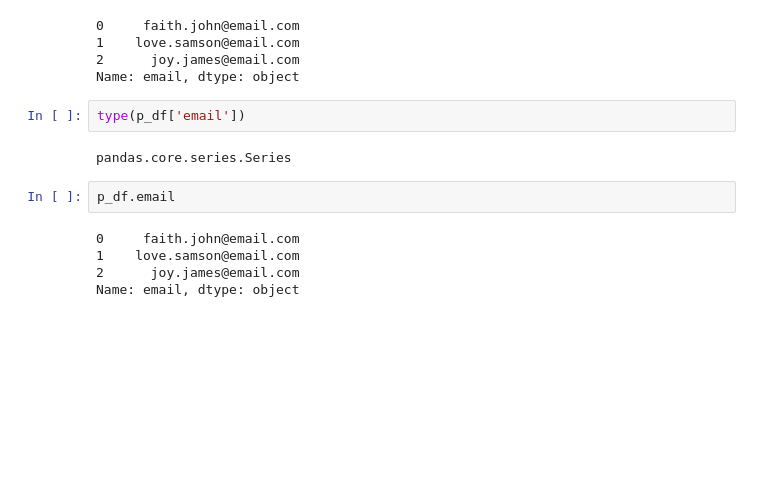
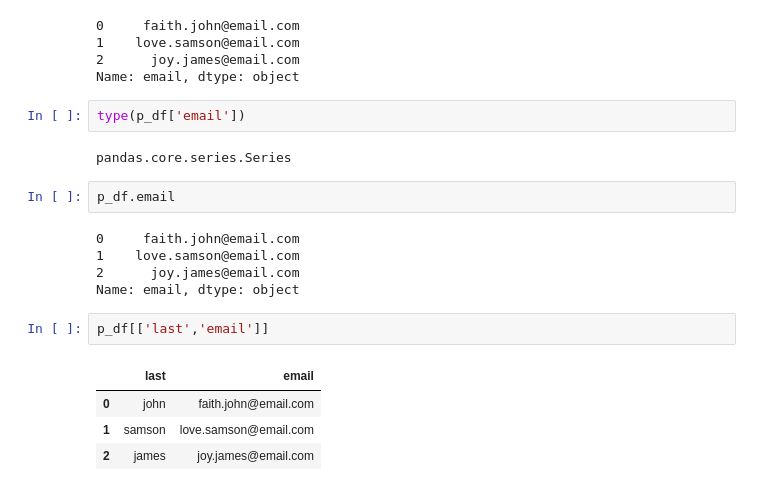
Before and after one commit to Leziga-Bakor/Advanced_Python, a Jupyter notebook: Pandas/pandas demo.ipynb, the cells around one changed output. Drawn from its saved outputs; the diff is of its cells as text; blank space fills up the shorter version.

Commit message:
dataframe access multiple columns

```diff
--- a/Pandas/pandas demo.ipynb
+++ b/Pandas/pandas demo.ipynb
@@ -99,3 +99,10 @@ p_df.email
 1    love.samson@email.com
 2      joy.james@email.com
 Name: email, dtype: object
+# %%
+p_df[['last','email']]
+# %% [output]
+|  | last | email |
+| 0 | john | faith.john@email.com |
+| 1 | samson | love.samson@email.com |
+| 2 | james | joy.james@email.com |
```
